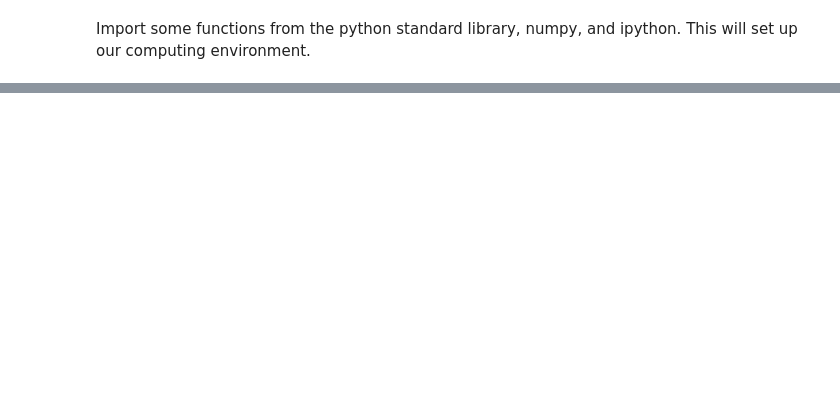
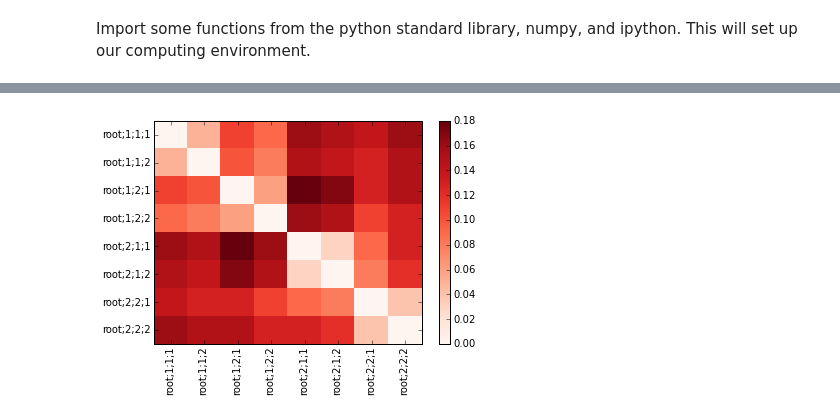
Before and after one commit to gregcaporaso/sketchbook, a Jupyter notebook: 2015.05.08-ghost-tree-scaling-experiments/simplistic-sequence-simulation.ipynb, the cells around one changed output, grey strips where cells are left out. Cells and saved outputs as stored; diff of their text form; code cells hidden in the pictures; blank space fills up the shorter version.

```diff
--- a/2015.05.08-ghost-tree-scaling-experiments/simplistic-sequence-simulation.ipynb
+++ b/2015.05.08-ghost-tree-scaling-experiments/simplistic-sequence-simulation.ipynb
@@ -98,12 +79,16 @@ def simplistic_sequence_simulation(root_sequence, generations, substitution_prob
 # %%
 sequence_length = 100
-num_generations = 5
-verbose = False
-substitution_probability = 0.1
 
 root_sequence = []
 for i in range(int(sequence_length)):
     root_sequence.append(choice(list('ACGT')))
-root_sequence = ''.join(root_sequence)
+root_sequence = DNA(''.join(root_sequence), id='root')
 
-simplistic_sequence_simulation(root_sequence, num_generations, substitution_probability=substitution_probability, verbose=verbose)
+sc_foundation = simplistic_sequence_simulation(root_sequence, generations=3, substitution_probability=0.05)
+
+root_sequence = []
+for i in range(int(sequence_length)):
+    root_sequence.append(choice(list('ACGT')))
+root_sequence = DNA(''.join(root_sequence), id='root')
+sc_extension1 = simplistic_sequence_simulation(root_sequence, generations=3, substitution_probability=0.35)
+sc_extension2 = simplistic_sequence_simulation(root_sequence, generations=3, substitution_probability=0.35)
@@ -141,0 +95,4 @@ Mean differences 28.438
+# %%
+_ = sc_foundation.distances().plot(cmap='Reds')
+# %% [output]
+[figure, added]
```
Also changed, not shown: parts of 8 cells of this notebook.
